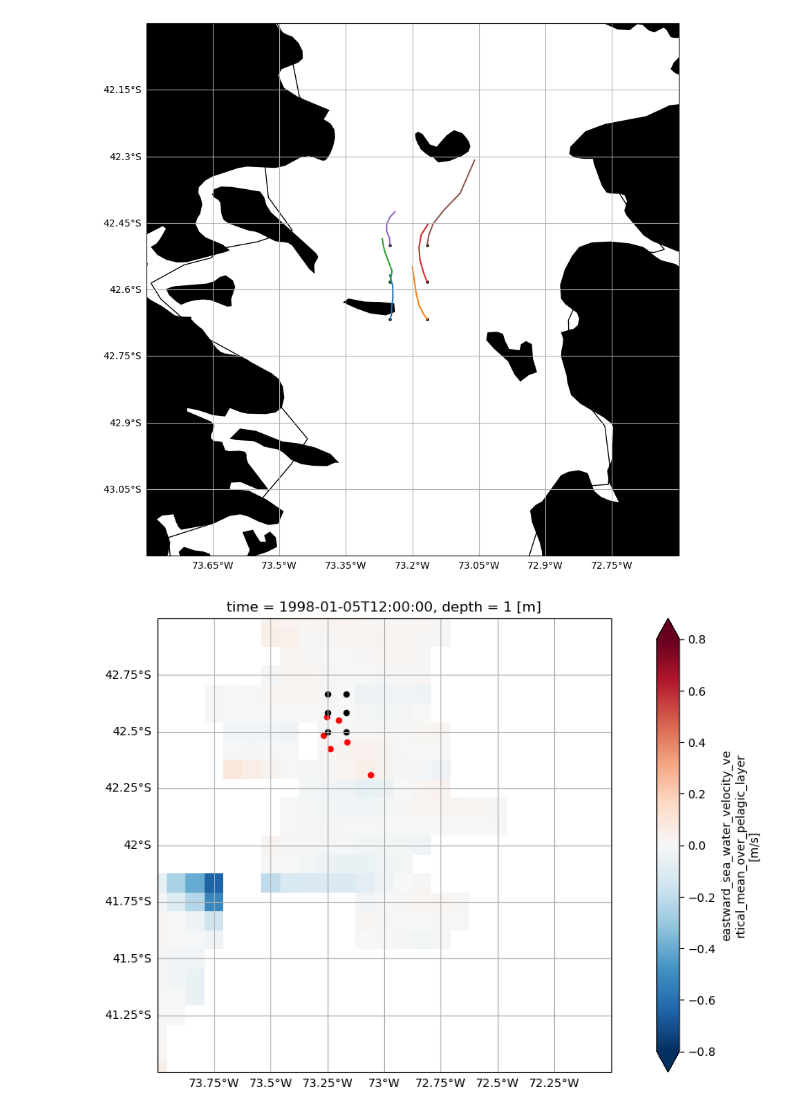
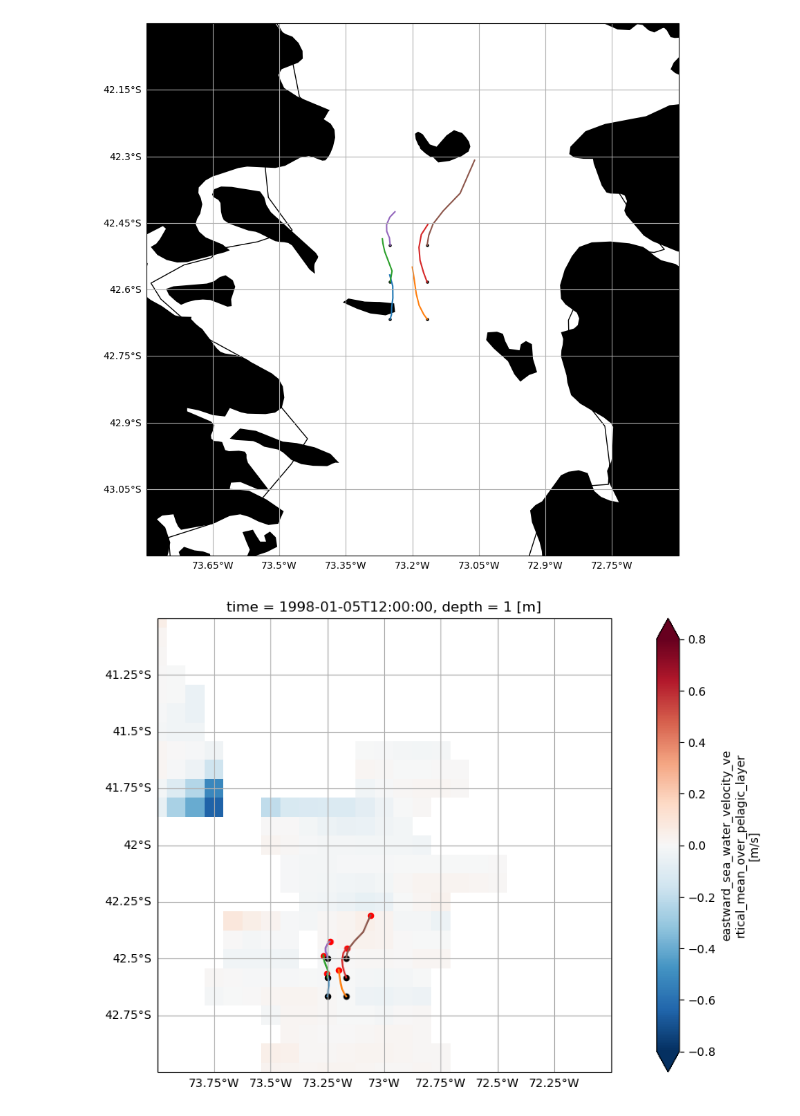
Before and after one commit to Intercoonecta/ohwe24-proy2-plasticos, a Jupyter notebook: Prueba.ipynb, the cells around one changed output. Saved outputs shown, nothing was run; the diff lists cells and outputs as text; code cells hidden in the pictures.

```diff
--- a/Prueba.ipynb
+++ b/Prueba.ipynb
@@ -229,19 +233,18 @@ gl.yformatter = LATITUDE_FORMATTER
 # %%
 plt.figure(figsize=(14,7))
 
 ax1 = plt.subplot(111, projection=ccrs.PlateCarree())
 ds_m.U[0,0,:,:].plot(vmin=-.8, vmax=.8, cmap='RdBu_r')
+ax1.plot(ds['lon'].T, ds['lat'].T, transform=ccrs.PlateCarree())
 ax1.scatter(ds['lon'][:,-1], ds['lat'][:,-1], c='r', s=20, transform=ccrs.PlateCarree(), label='End')
 ax1.scatter(ds['lon'][:,0], ds['lat'][:,0], c='k', s=20, transform=ccrs.PlateCarree(), label='Start')
 ax1.set_xlim([-74, -72])
-ax1.set_ylim([-41, -43])
+ax1.set_ylim([-43, -41])
 gl = ax1.gridlines(crs=ccrs.PlateCarree(), draw_labels=True)
 gl.top_labels = False
 gl.right_labels = False
 gl.xformatter = LONGITUDE_FORMATTER
 gl.yformatter = LATITUDE_FORMATTER
-
-
-##### esta al reves la imagen y no se porquE???????
+plt.savefig('grilla_chiloe_3.png', dpi=300, bbox_inches='tight')
 # %% [output]
-[figure, old version]
+[figure, new version]
```
Also changed, not shown: parts of 3 cells of this notebook, 4 other files.
